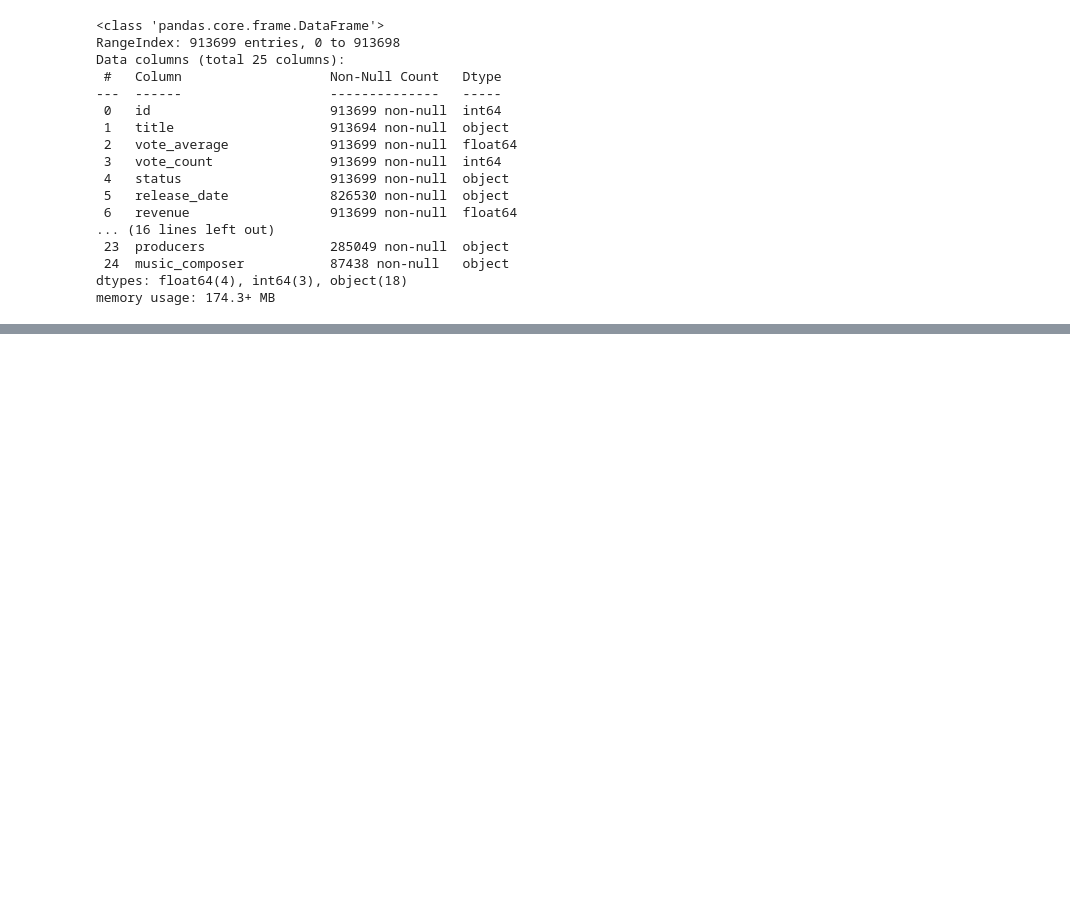
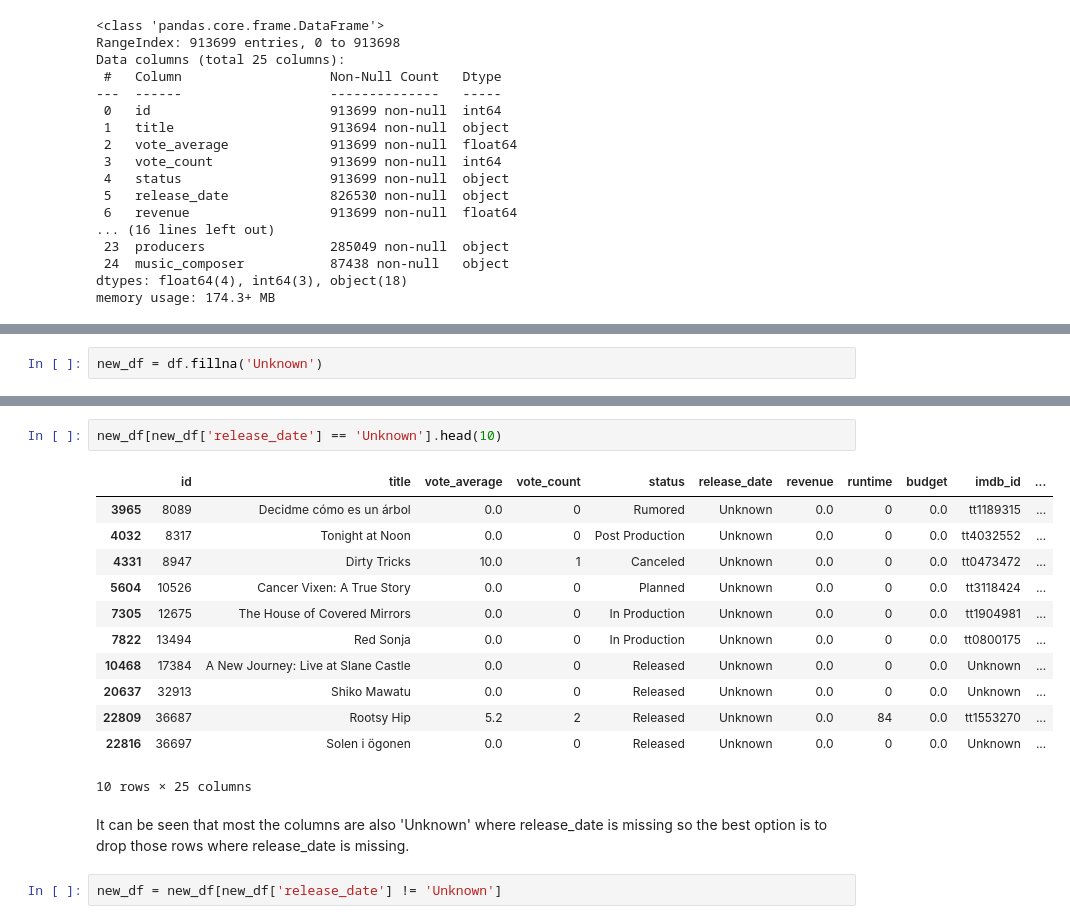
Before and after one commit to M-Awwab-Khan/most-comprehensive-movies-analysis, a Jupyter notebook: Most_Comprehensive_Movies_Analysis.ipynb, the cells around one changed output, grey strips where cells are left out. Drawn from its saved outputs; the diff is of its cells as text; blank space fills up the shorter version.

```diff
--- a/Most_Comprehensive_Movies_Analysis.ipynb
+++ b/Most_Comprehensive_Movies_Analysis.ipynb
@@ -70,0 +106,2 @@ memory usage: 174.3+ MB
+# %%
+new_df = df.fillna('Unknown')
@@ -70,0 +128,19 @@ memory usage: 174.3+ MB
+# %%
+new_df[new_df['release_date'] == 'Unknown'].head(10)
+# %% [output]
+|  | id | title | vote_average | vote_count | status | release_date | revenue | runtime | budget | imdb_id | ... |
+| 3965 | 8089 | Decidme cómo es un árbol | 0.0 | 0 | Rumored | Unknown | 0.0 | 0 | 0.0 | tt1189315 | ... |
+| 4032 | 8317 | Tonight at Noon | 0.0 | 0 | Post Production | Unknown | 0.0 | 0 | 0.0 | tt4032552 | ... |
+| 4331 | 8947 | Dirty Tricks | 10.0 | 1 | Canceled | Unknown | 0.0 | 0 | 0.0 | tt0473472 | ... |
+| 5604 | 10526 | Cancer Vixen: A True Story | 0.0 | 0 | Planned | Unknown | 0.0 | 0 | 0.0 | tt3118424 | ... |
+| 7305 | 12675 | The House of Covered Mirrors | 0.0 | 0 | In Production | Unknown | 0.0 | 0 | 0.0 | tt1904981 | ... |
+| 7822 | 13494 | Red Sonja | 0.0 | 0 | In Production | Unknown | 0.0 | 0 | 0.0 | tt0800175 | ... |
+| 10468 | 17384 | A New Journey: Live at Slane Castle | 0.0 | 0 | Released | Unknown | 0.0 | 0 | 0.0 | Unknown | ... |
+| 20637 | 32913 | Shiko Mawatu | 0.0 | 0 | Released | Unknown | 0.0 | 0 | 0.0 | Unknown | ... |
+| 22809 | 36687 | Rootsy Hip | 5.2 | 2 | Released | Unknown | 0.0 | 84 | 0.0 | tt1553270 | ... |
+| 22816 | 36697 | Solen i ögonen | 0.0 | 0 | Released | Unknown | 0.0 | 0 | 0.0 | Unknown | ... |
+10 rows × 25 columns
+# %% [markdown]
+It can be seen that most the columns are also 'Unknown' where release_date is missing so the best option is to drop those rows where release_date is missing.
+# %%
+new_df = new_df[new_df['release_date'] != 'Unknown']
```
Also changed, not shown: parts of 8 cells of this notebook.
